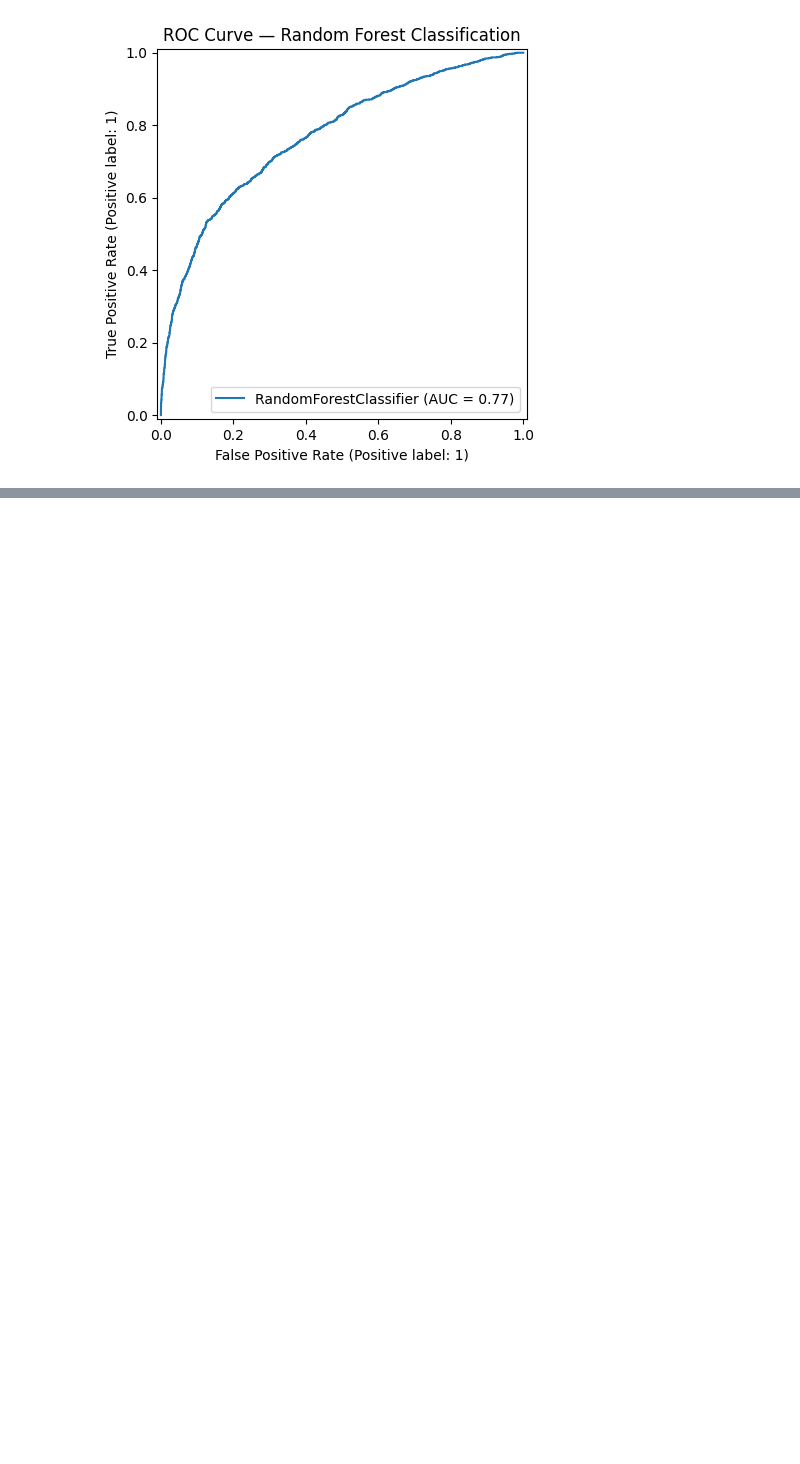
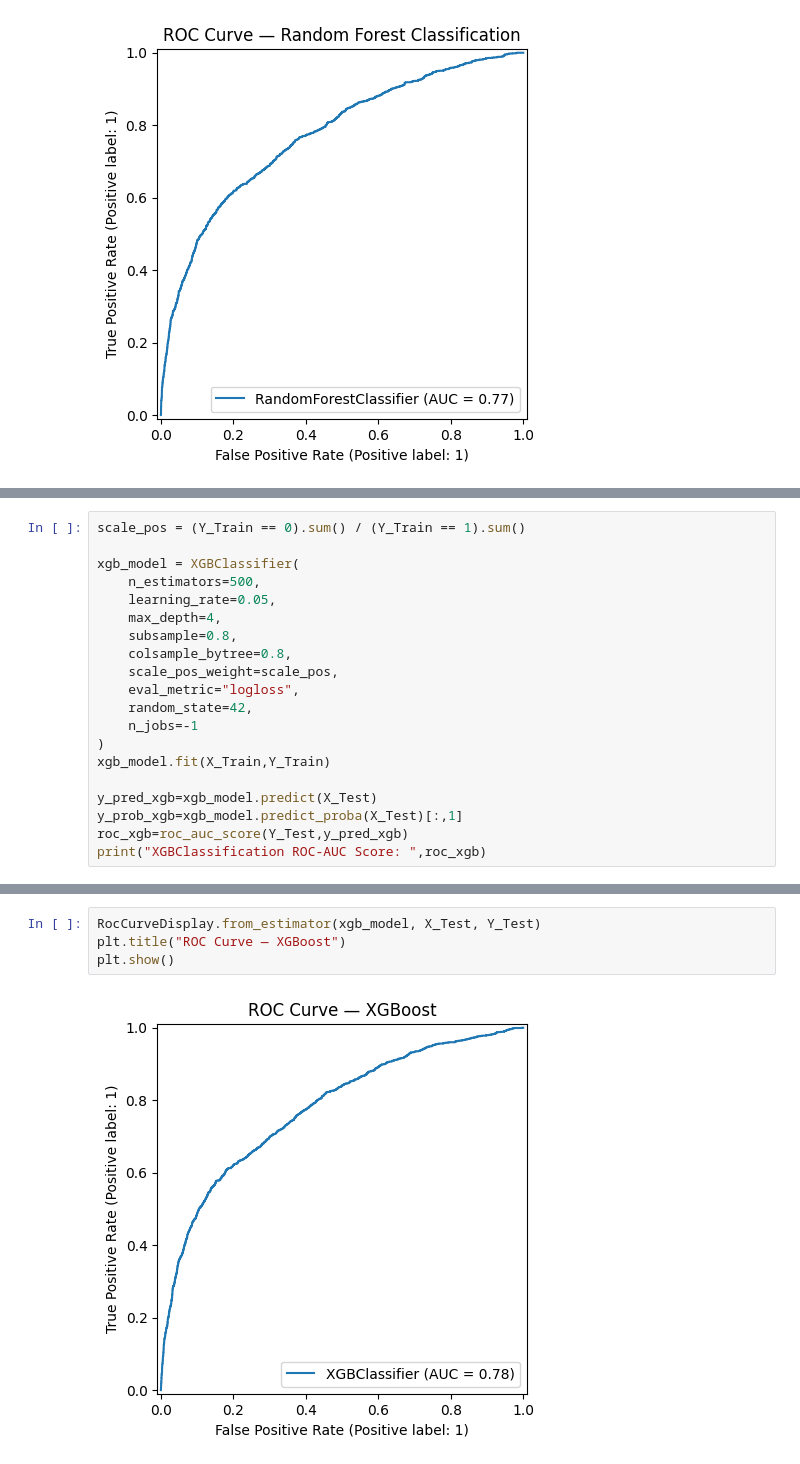
Before and after one commit to SatyamKumarCS/Default-Credit-Card-Prediction, a Jupyter notebook: notebooks/03_model_training.ipynb, the cells around one changed output, grey strips where cells are left out. Drawn from its saved outputs; the diff is of its cells as text; blank space fills up the shorter version.

Commit message:
Feat(update): Updating the With XGBoost

```diff
--- a/notebooks/03_model_training.ipynb
+++ b/notebooks/03_model_training.ipynb
@@ -109,0 +108,20 @@ Unique y_test: [0 1]
+# %%
+scale_pos = (Y_Train == 0).sum() / (Y_Train == 1).sum()
+
+xgb_model = XGBClassifier(
+    n_estimators=500,
+    learning_rate=0.05,
+    max_depth=4,
+    subsample=0.8,
+    colsample_bytree=0.8,
+    scale_pos_weight=scale_pos,
+    eval_metric="logloss",
+    random_state=42,
+    n_jobs=-1
+)
+xgb_model.fit(X_Train,Y_Train)
+
+y_pred_xgb=xgb_model.predict(X_Test)
+y_prob_xgb=xgb_model.predict_proba(X_Test)[:,1]
+roc_xgb=roc_auc_score(Y_Test,y_pred_xgb)
+print("XGBClassification ROC-AUC Score: ",roc_xgb)
@@ -109,0 +147,6 @@ Unique y_test: [0 1]
+# %%
+RocCurveDisplay.from_estimator(xgb_model, X_Test, Y_Test)
+plt.title("ROC Curve — XGBoost")
+plt.show()
+# %% [output]
+[figure, added]
```
Also changed, not shown: parts of 12 cells of this notebook.
